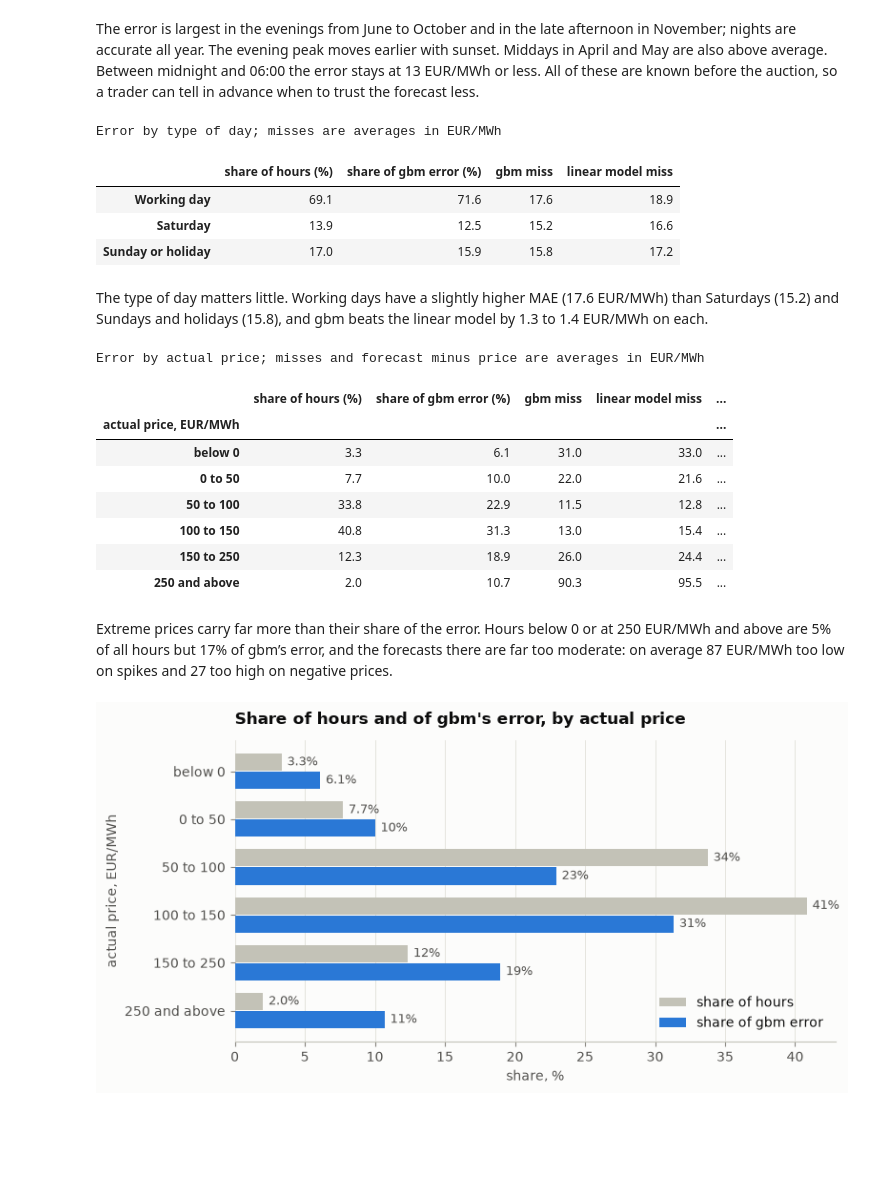
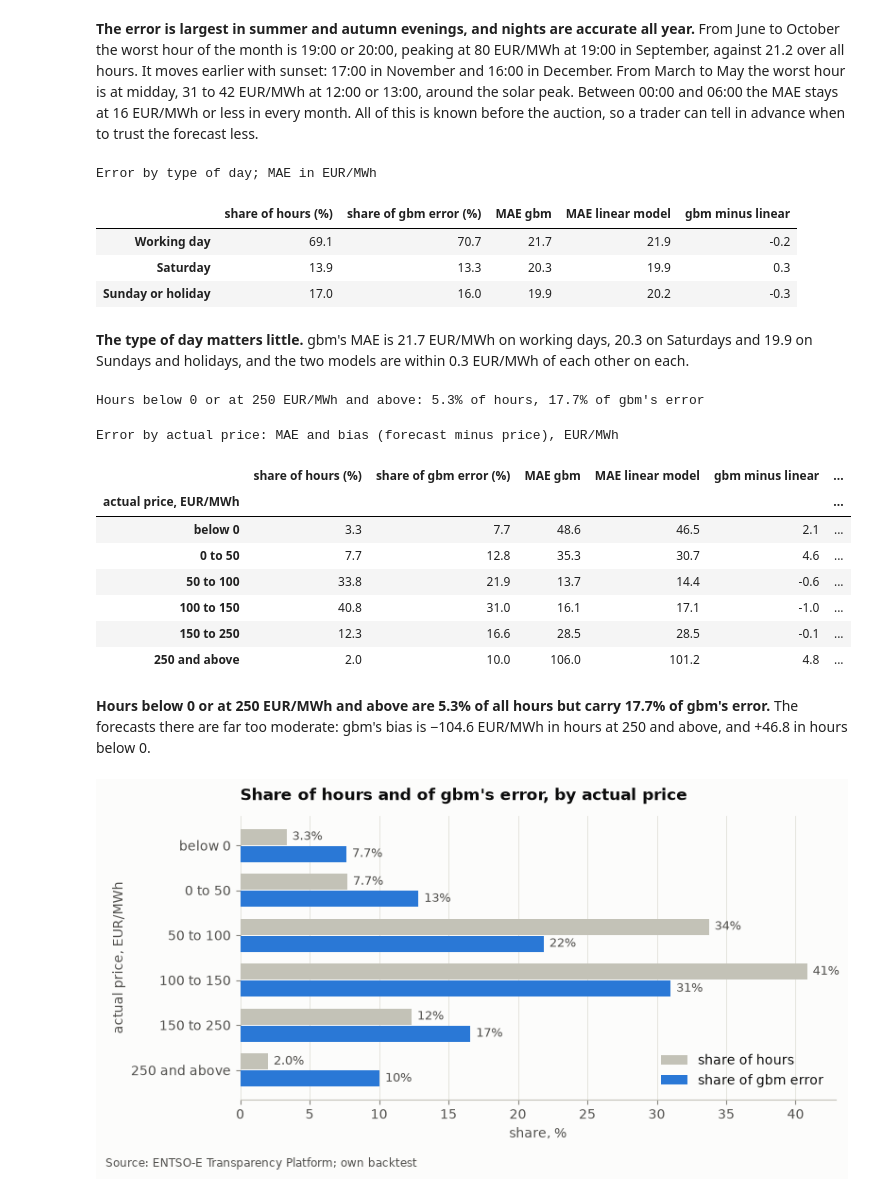
Before and after one commit to Tomek72/pl-dayahead, a Jupyter notebook: notebooks/02_post_mortem.ipynb, the cells around one changed output. Saved outputs shown, nothing was run; the diff lists cells and outputs as text; code cells hidden in the pictures; blank space fills up the shorter version.

```diff
--- a/notebooks/02_post_mortem.ipynb
+++ b/notebooks/02_post_mortem.ipynb
@@ -45,6 +55,7 @@ plt.rcParams.update({
 FIG_DIR = PROJECT_ROOT / 'reports' / 'figures'
 FIG_DIR.mkdir(parents=True, exist_ok=True)
 GW = 1000  # the forecasts are stored in MW; charts and tables show GW
+SOURCE = 'Source: ENTSO-E Transparency Platform; own backtest'  # the line under every chart
 # %% [markdown]
 ## Load the forecasts and the inputs
 
@@ -57,7 +70,7 @@ predictions = con.sql('SELECT model, ts_utc, prediction, actual FROM predictions
 staged = con.sql('SELECT ts_utc, load_fcst, wind_fcst, solar_fcst, residual_load_fcst FROM hourly').df()
 con.close()
 
-MODELS = ['gbm', 'linear', 'naive_weekly']
+MODELS = ['gbm', 'linear', 'naive_weekly', 'gbm_papers']  # gbm_papers: the papers' setup, for comparison only
 
 # One row per hour, one forecast column per model, plus the actual price.
 wide = predictions.pivot_table(index='ts_utc', columns='model', values='prediction', aggfunc='first')[MODELS]
@@ -76,6 +89,6 @@ for m in MODELS:
 
 print(f"{len(wide):,} hours on {wide['day'].nunique():,} delivery days, "
       f"{wide['day'].min():%Y-%m-%d} to {wide['day'].max():%Y-%m-%d}")
-print('MAE, EUR/MWh (must match evaluate.py):', {m: round(wide[f'abs_{m}'].mean(), 2) for m in MODELS})
+print('MAE, EUR/MWh (must match evaluate.py): ' + ', '.join(f"{m} {wide[f'abs_{m}'].mean():.2f}" for m in MODELS))
 # %% [output]
 24,671 hours on 1,028 delivery days, 2024-01-01 to 2026-10-24
@@ -248,8 +226,5 @@ plt.show()
 # %% [markdown]
-The error is largest in the evenings from June to October and in the late afternoon in November; nights are accurate all year. The evening peak moves earlier with sunset.
-Middays in April and May are also above average.
-Between midnight and 06:00 the error stays at 13 EUR/MWh or less.
-All of these are known before the auction, so a trader can tell in advance when to trust the forecast less.
+**The error is largest in summer and autumn evenings, and nights are accurate all year.** From June to October the worst hour of the month is 19:00 or 20:00, peaking at 80 EUR/MWh at 19:00 in September, against 21.2 over all hours. It moves earlier with sunset: 17:00 in November and 16:00 in December. From March to May the worst hour is at midday, 31 to 42 EUR/MWh at 12:00 or 13:00, around the solar peak. Between 00:00 and 06:00 the MAE stays at 16 EUR/MWh or less in every month. All of this is known before the auction, so a trader can tell in advance when to trust the forecast less.
 # %%
 # Error by type of day. A holiday that falls on a Saturday counts as a holiday.
 weekday = wide['local'].dt.dayofweek
@@ -260,18 +235,19 @@ by_type = wide.groupby(day_type)
 (pd.DataFrame({
     'share of hours (%)': 100 * by_type.size() / len(wide),
     'share of gbm error (%)': 100 * by_type['abs_gbm'].sum() / wide['abs_gbm'].sum(),
-    'gbm miss': by_type['abs_gbm'].mean(),
-    'linear model miss': by_type['abs_linear'].mean(),
+    'MAE gbm': by_type['abs_gbm'].mean(),
+    'MAE linear model': by_type['abs_linear'].mean(),
+    'gbm minus linear': by_type['abs_gbm'].mean() - by_type['abs_linear'].mean(),
 }).reindex(['Working day', 'Saturday', 'Sunday or holiday'])
- .style.format('{:.1f}').set_caption('Error by type of day; misses are averages in EUR/MWh'))
+ .style.format('{:.1f}').set_caption('Error by type of day; MAE in EUR/MWh'))
 # %% [output]
-Error by type of day; misses are averages in EUR/MWh
+Error by type of day; MAE in EUR/MWh
-|  | share of hours (%) | share of gbm error (%) | gbm miss | linear model miss |
-| Working day | 69.1 | 71.6 | 17.6 | 18.9 |
-| Saturday | 13.9 | 12.5 | 15.2 | 16.6 |
-| Sunday or holiday | 17.0 | 15.9 | 15.8 | 17.2 |
+|  | share of hours (%) | share of gbm error (%) | MAE gbm | MAE linear model | gbm minus linear |
+| Working day | 69.1 | 70.7 | 21.7 | 21.9 | -0.2 |
+| Saturday | 13.9 | 13.3 | 20.3 | 19.9 | 0.3 |
+| Sunday or holiday | 17.0 | 16.0 | 19.9 | 20.2 | -0.3 |
 # %% [markdown]
-The type of day matters little. Working days have a slightly higher MAE (17.6 EUR/MWh) than Saturdays (15.2) and Sundays and holidays (15.8), and gbm beats the linear model by 1.3 to 1.4 EUR/MWh on each.
+**The type of day matters little.** gbm's MAE is 21.7 EUR/MWh on working days, 20.3 on Saturdays and 19.9 on Sundays and holidays, and the two models are within 0.3 EUR/MWh of each other on each.
 # %%
 BANDS = [-np.inf, 0, 50, 100, 150, 250, np.inf]
 LABELS = ['below 0', '0 to 50', '50 to 100', '100 to 150', '150 to 250', '250 and above']
@@ -282,50 +258,56 @@ by_band = wide.groupby('band', observed=False)
 regimes = pd.DataFrame({
     'share of hours (%)': 100 * by_band.size() / len(wide),
     'share of gbm error (%)': 100 * by_band['abs_gbm'].sum() / wide['abs_gbm'].sum(),
-    'gbm miss': by_band['abs_gbm'].mean(),
-    'linear model miss': by_band['abs_linear'].mean(),
-    'gbm forecast minus price': by_band['err_gbm'].mean(),
-    'linear forecast minus price': by_band['err_linear'].mean(),
+    'MAE gbm': by_band['abs_gbm'].mean(),
+    'MAE linear model': by_band['abs_linear'].mean(),
+    'gbm minus linear': by_band['abs_gbm'].mean() - by_band['abs_linear'].mean(),
+    'bias gbm': by_band['err_gbm'].mean(),
+    'bias linear model': by_band['err_linear'].mean(),
 }).rename_axis('actual price, EUR/MWh')
-regimes.style.format('{:.1f}').set_caption('Error by actual price; misses and forecast minus price are averages in EUR/MWh')
+extreme = wide['band'].isin(['below 0', '250 and above'])
+print(f"Hours below 0 or at 250 EUR/MWh and above: {100 * extreme.mean():.1f}% of hours, "
+      f"{100 * wide.loc[extreme, 'abs_gbm'].sum() / wide['abs_gbm'].sum():.1f}% of gbm's error")
+regimes.style.format('{:.1f}').set_caption('Error by actual price: MAE and bias (forecast minus price), EUR/MWh')
 # %% [output]
-Error by actual price; misses and forecast minus price are averages in EUR/MWh
+Hours below 0 or at 250 EUR/MWh and above: 5.3% of hours, 17.7% of gbm's error
+Error by actual price: MAE and bias (forecast minus price), EUR/MWh
-|  | share of hours (%) | share of gbm error (%) | gbm miss | linear model miss | ... |
-| actual price, EUR/MWh |  |  |  |  | ... |
-| below 0 | 3.3 | 6.1 | 31.0 | 33.0 | ... |
-| 0 to 50 | 7.7 | 10.0 | 22.0 | 21.6 | ... |
-| 50 to 100 | 33.8 | 22.9 | 11.5 | 12.8 | ... |
-| 100 to 150 | 40.8 | 31.3 | 13.0 | 15.4 | ... |
-| 150 to 250 | 12.3 | 18.9 | 26.0 | 24.4 | ... |
-| 250 and above | 2.0 | 10.7 | 90.3 | 95.5 | ... |
+|  | share of hours (%) | share of gbm error (%) | MAE gbm | MAE linear model | gbm minus linear | ... |
+| actual price, EUR/MWh |  |  |  |  |  | ... |
+| below 0 | 3.3 | 7.7 | 48.6 | 46.5 | 2.1 | ... |
+| 0 to 50 | 7.7 | 12.8 | 35.3 | 30.7 | 4.6 | ... |
+| 50 to 100 | 33.8 | 21.9 | 13.7 | 14.4 | -0.6 | ... |
+| 100 to 150 | 40.8 | 31.0 | 16.1 | 17.1 | -1.0 | ... |
+| 150 to 250 | 12.3 | 16.6 | 28.5 | 28.5 | -0.1 | ... |
+| 250 and above | 2.0 | 10.0 | 106.0 | 101.2 | 4.8 | ... |
 # %% [markdown]
-Extreme prices carry far more than their share of the error. Hours below 0 or at 250 EUR/MWh and above are 5% of all hours but 17% of gbm’s error, and the forecasts there are far too moderate: on average 87 EUR/MWh too low on spikes and 27 too high on negative prices.
+**Hours below 0 or at 250 EUR/MWh and above are 5.3% of all hours but carry 17.7% of gbm's error.** The forecasts there are far too moderate: gbm's bias is −104.6 EUR/MWh in hours at 250 and above, and +46.8 in hours below 0.
 # %%
 # Chart 3: share of hours and share of gbm's error in each price band.
 fig, ax = plt.subplots(figsize=(8, 4.2))
 y = np.arange(len(LABELS))
 h = 0.36  # bar thickness; the two bars of a band sit just above and below its centre line
 hours_bars = ax.barh(y - h / 2 - 0.01, regimes['share of hours (%)'], height=h, color=BASELINE, label='share of hours')
 error_bars = ax.barh(y + h / 2 + 0.01, regimes['share of gbm error (%)'], height=h, color=SERIES['gbm'],
                      label='share of gbm error')
 
 # Write each value at the end of its bar, in text colour (never the bar colour).
 for bars in (hours_bars, error_bars):
     for bar in bars:
         value = bar.get_width()
         text = f'{value:.1f}%' if value < 10 else f'{value:.0f}%'  # a decimal for small shares, so 0.3% is not shown as 0%
         ax.text(value + 0.4, bar.get_y() + bar.get_height() / 2, text, va='center', fontsize=9, color=INK_2)
 
 ax.set_yticks(y, LABELS)
 ax.invert_yaxis()  # lowest prices at the top, reading downward like the table
 ax.grid(axis='y', visible=False)
 ax.grid(axis='x', visible=True)
 ax.set_xlabel('share, %')
 ax.set_ylabel('actual price, EUR/MWh')
 ax.set_title("Share of hours and of gbm's error, by actual price")
 ax.legend(loc='lower right')
-fig.tight_layout()
+fig.text(0.01, 0.01, SOURCE, fontsize=8.5, color=INK_2)
+fig.tight_layout(rect=(0, 0.04, 1, 1))
 fig.savefig(FIG_DIR / 'error_by_price_level.png', dpi=150)
 plt.show()
 # %% [output]
-[figure, old version]
+[figure, new version]
```
Also changed, not shown: parts of 39 cells of this notebook, 21 other files.
